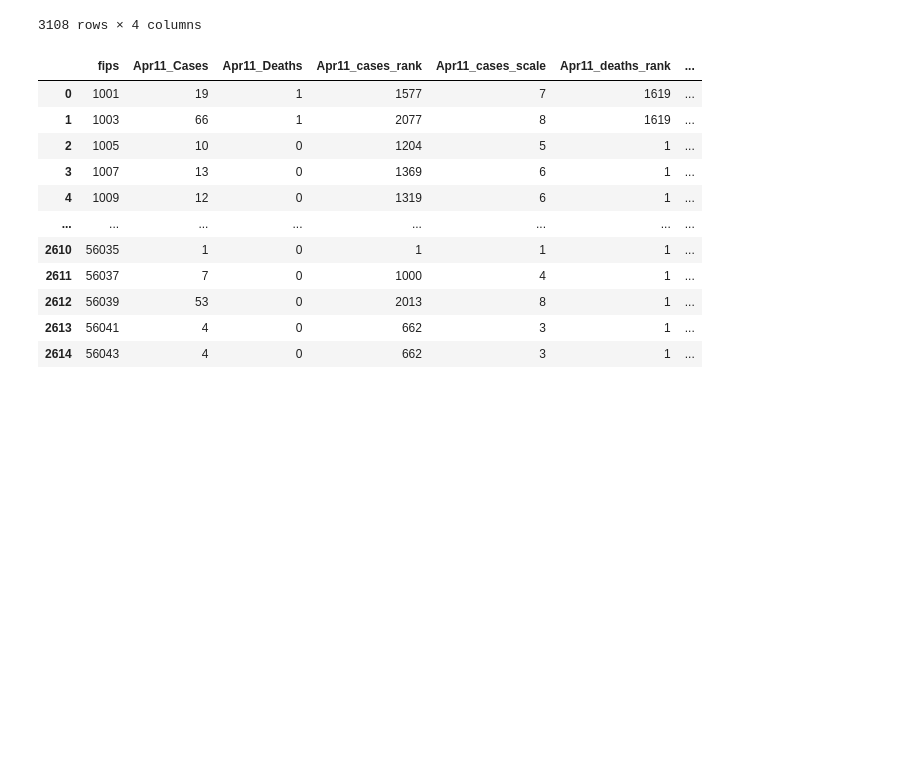
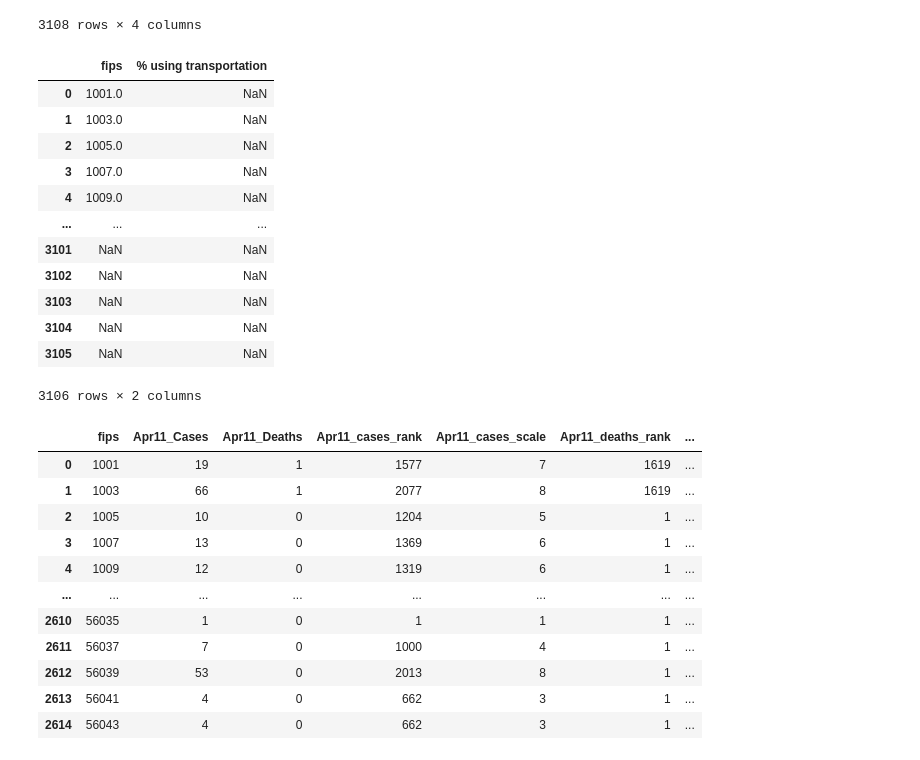
Before and after one commit to meghna-a/Covidgilance_final, a Jupyter notebook: Step0_dataCollection/merged.ipynb, the cells around one changed output. Saved outputs shown, nothing was run; the diff lists cells and outputs as text; code cells hidden in the pictures; blank space fills up the shorter version.

```diff
--- a/Step0_dataCollection/merged.ipynb
+++ b/Step0_dataCollection/merged.ipynb
@@ -138,6 +138,26 @@ income_df
 | 3106 | 56043 | 55,190 | 2050 | 7 |
 | 3107 | 56045 | 54,319 | 1979 | 7 |
 3108 rows × 4 columns
+# %%
+transportation_csv = "Transportation_May_4.csv"
+transportation_df = pd.read_csv(transportation_csv)
+transportation_df = transportation_df.rename(columns={"Percent": "% using transportation", "county_fips": "fips"})
+transportation_df = transportation_df.drop(["county_name", "state_id"], axis=1)
+transportation_df
+# %% [output]
+|  | fips | % using transportation |
+| 0 | 1001.0 | NaN |
+| 1 | 1003.0 | NaN |
+| 2 | 1005.0 | NaN |
+| 3 | 1007.0 | NaN |
+| 4 | 1009.0 | NaN |
+| ... | ... | ... |
+| 3101 | NaN | NaN |
+| 3102 | NaN | NaN |
+| 3103 | NaN | NaN |
+| 3104 | NaN | NaN |
+| 3105 | NaN | NaN |
+3106 rows × 2 columns
 # %%
 covid411_csv = "April_11_data_ranked.csv"
 covid411_df = pd.read_csv(covid411_csv)
```
Also changed, not shown: parts of 4 cells of this notebook, 1 other file.
